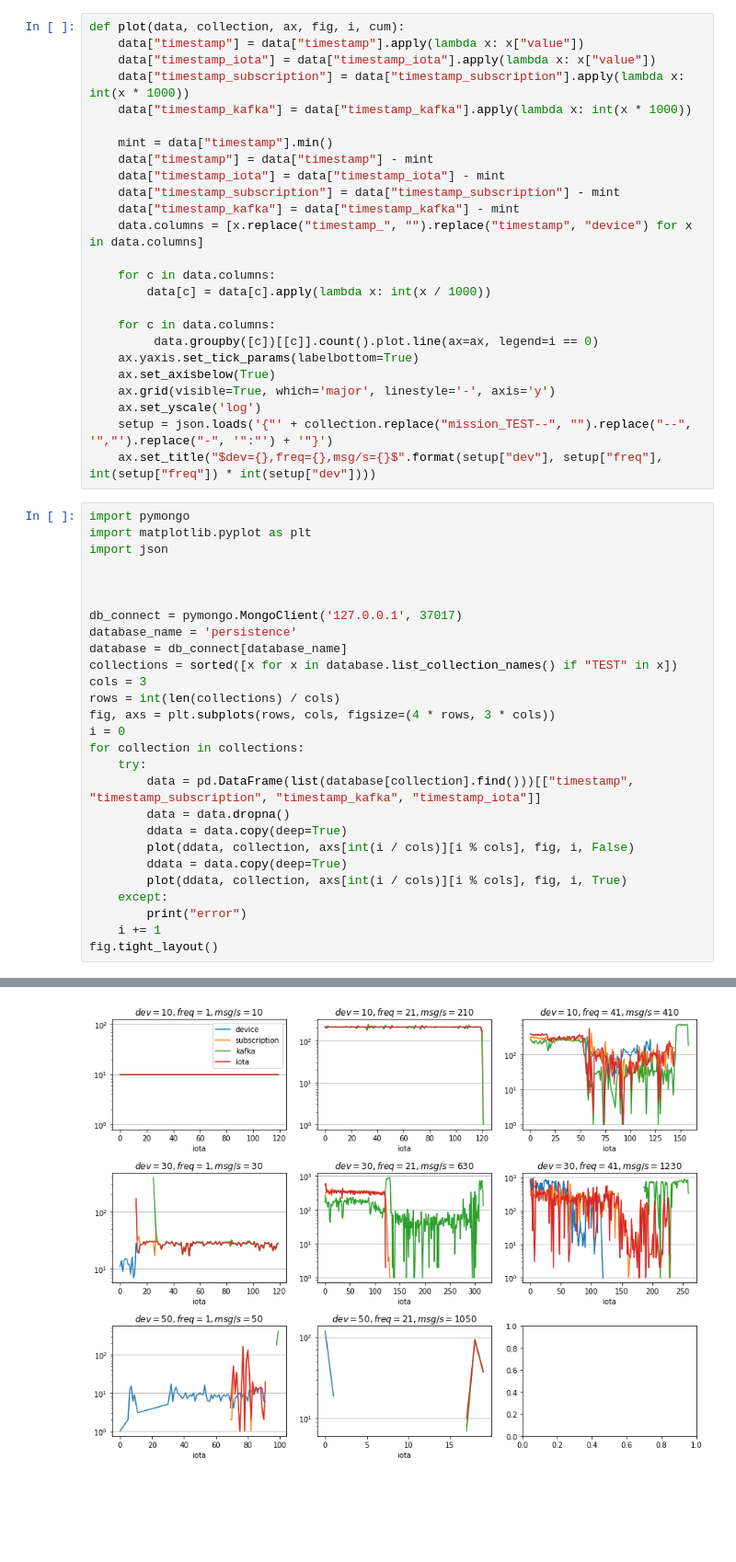
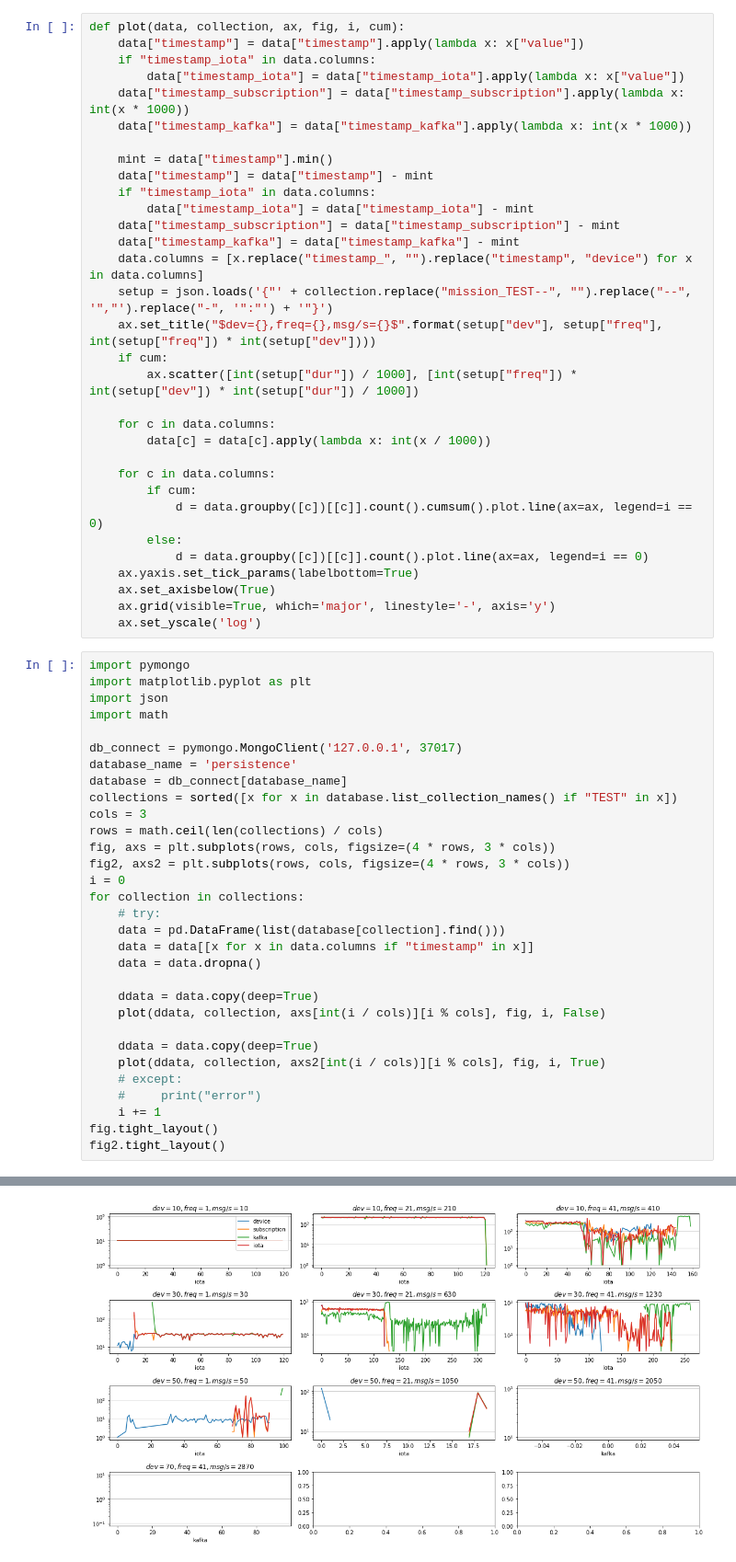
Before and after one commit to w4bo/welaser, a Jupyter notebook: welaser/devices/src/main/python/draw_charts.ipynb, the cells around one changed output, grey strips where cells are left out. Shown at 92% size. Saved outputs shown, nothing was run; the diff lists cells and outputs as text; blank space fills up the shorter version.

Commit message:
update charts

```diff
--- a/welaser/devices/src/main/python/draw_charts.ipynb
+++ b/welaser/devices/src/main/python/draw_charts.ipynb
@@ -1,53 +1,64 @@
 # %%
 def plot(data, collection, ax, fig, i, cum):
     data["timestamp"] = data["timestamp"].apply(lambda x: x["value"])
-    data["timestamp_iota"] = data["timestamp_iota"].apply(lambda x: x["value"])
+    if "timestamp_iota" in data.columns:
+        data["timestamp_iota"] = data["timestamp_iota"].apply(lambda x: x["value"])
     data["timestamp_subscription"] = data["timestamp_subscription"].apply(lambda x: int(x * 1000))
     data["timestamp_kafka"] = data["timestamp_kafka"].apply(lambda x: int(x * 1000))
 
     mint = data["timestamp"].min()
     data["timestamp"] = data["timestamp"] - mint
-    data["timestamp_iota"] = data["timestamp_iota"] - mint
+    if "timestamp_iota" in data.columns:
+        data["timestamp_iota"] = data["timestamp_iota"] - mint
     data["timestamp_subscription"] = data["timestamp_subscription"] - mint
     data["timestamp_kafka"] = data["timestamp_kafka"] - mint
     data.columns = [x.replace("timestamp_", "").replace("timestamp", "device") for x in data.columns]
+    setup = json.loads('{"' + collection.replace("mission_TEST--", "").replace("--", '","').replace("-", '":"') + '"}')
+    ax.set_title("$dev={},freq={},msg/s={}$".format(setup["dev"], setup["freq"], int(setup["freq"]) * int(setup["dev"])))
+    if cum:
+        ax.scatter([int(setup["dur"]) / 1000], [int(setup["freq"]) * int(setup["dev"]) * int(setup["dur"]) / 1000])
 
     for c in data.columns:
         data[c] = data[c].apply(lambda x: int(x / 1000))
 
     for c in data.columns:
-         data.groupby([c])[[c]].count().plot.line(ax=ax, legend=i == 0)
+        if cum:
+            d = data.groupby([c])[[c]].count().cumsum().plot.line(ax=ax, legend=i == 0)
+        else:
+            d = data.groupby([c])[[c]].count().plot.line(ax=ax, legend=i == 0)
     ax.yaxis.set_tick_params(labelbottom=True)
     ax.set_axisbelow(True)
     ax.grid(visible=True, which='major', linestyle='-', axis='y')
     ax.set_yscale('log')
-    setup = json.loads('{"' + collection.replace("mission_TEST--", "").replace("--", '","').replace("-", '":"') + '"}')
-    ax.set_title("$dev={},freq={},msg/s={}$".format(setup["dev"], setup["freq"], int(setup["freq"]) * int(setup["dev"])))
 # %%
 import pymongo
 import matplotlib.pyplot as plt
 import json
-
-
+import math
 
 db_connect = pymongo.MongoClient('127.0.0.1', 37017)
 database_name = 'persistence'
 database = db_connect[database_name]
 collections = sorted([x for x in database.list_collection_names() if "TEST" in x])
 cols = 3
-rows = int(len(collections) / cols)
+rows = math.ceil(len(collections) / cols)
 fig, axs = plt.subplots(rows, cols, figsize=(4 * rows, 3 * cols))
+fig2, axs2 = plt.subplots(rows, cols, figsize=(4 * rows, 3 * cols))
 i = 0
 for collection in collections:
-    try:
-        data = pd.DataFrame(list(database[collection].find()))[["timestamp", "timestamp_subscription", "timestamp_kafka", "timestamp_iota"]]
-        data = data.dropna()
-        ddata = data.copy(deep=True)
-        plot(ddata, collection, axs[int(i / cols)][i % cols], fig, i, False)
-        ddata = data.copy(deep=True)
-        plot(ddata, collection, axs[int(i / cols)][i % cols], fig, i, True)
-    except:
-        print("error")
+    # try:
+    data = pd.DataFrame(list(database[collection].find()))
+    data = data[[x for x in data.columns if "timestamp" in x]]
+    data = data.dropna()
+
+    ddata = data.copy(deep=True)
+    plot(ddata, collection, axs[int(i / cols)][i % cols], fig, i, False)
+
+    ddata = data.copy(deep=True)
+    plot(ddata, collection, axs2[int(i / cols)][i % cols], fig, i, True)
+    # except:
+    #     print("error")
     i += 1
 fig.tight_layout()
+fig2.tight_layout()
 # %% [output]
@@ -56 +65 @@ error
-[figure, old version]
+[figure, new version]
```
Also changed, not shown: parts of 1 cell of this notebook.
